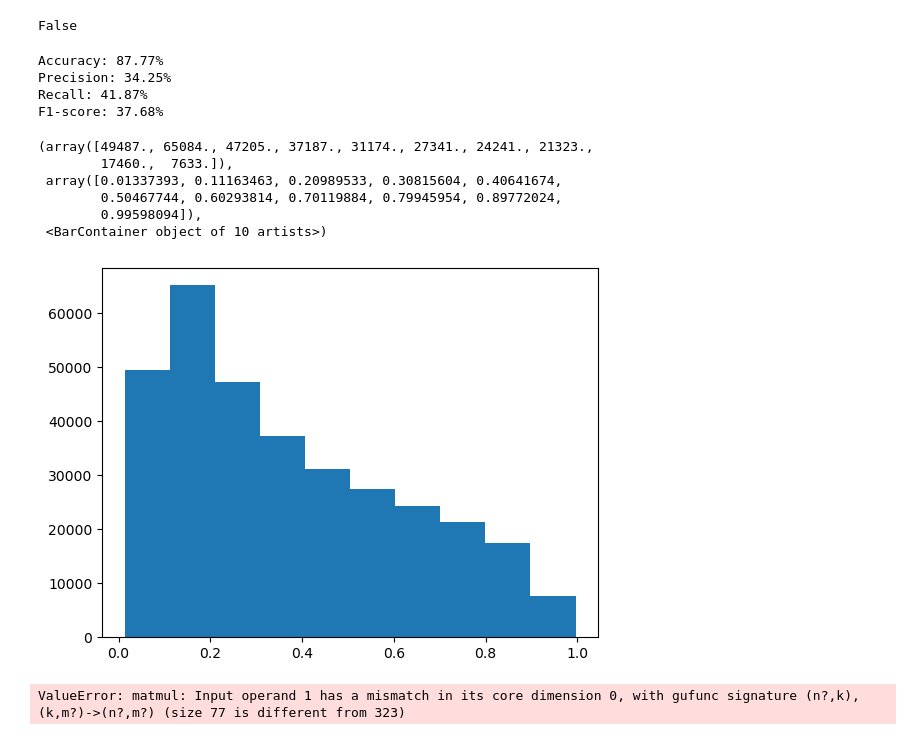
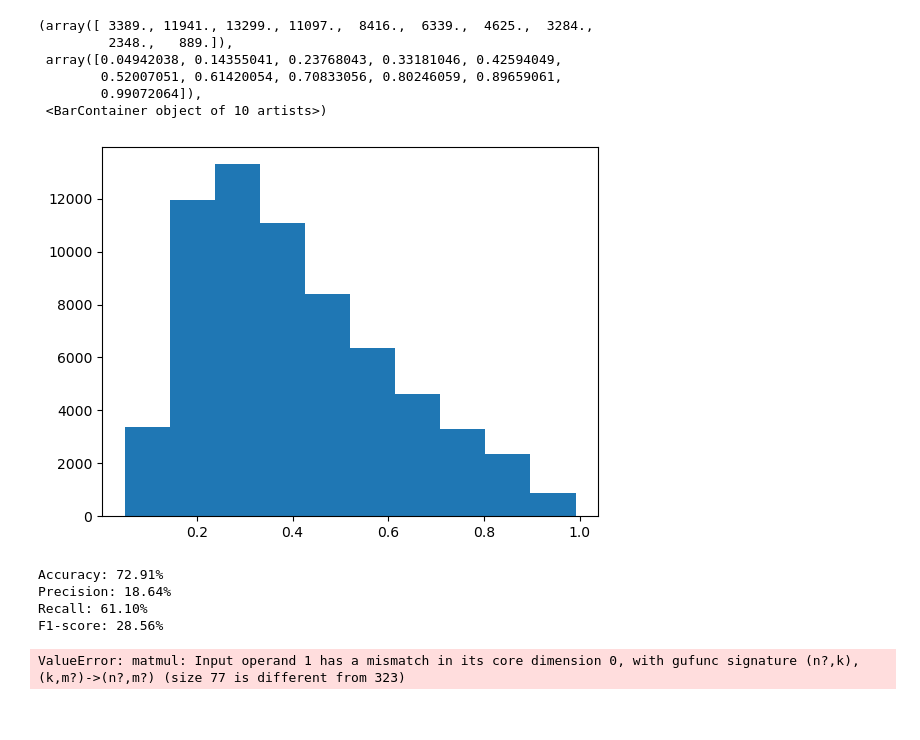
Before and after one commit to Jakhongir0103/Cardiovascular-Diseases-Prediction, a Jupyter notebook: training.ipynb, the cells around one changed output. Cells and saved outputs as stored; diff of their text form; code cells hidden in the pictures.

```diff
--- a/training.ipynb
+++ b/training.ipynb
@@ -105,27 +100,20 @@ plt.hist(sigmoid(x_tr_normalized @ w))
-# %%
-np.isnan(x_tr_predictions).any()
-# %% [output]
-False
+# %%
+plt.hist(sigmoid(x_va_normalized @ w))
+# %% [output]
+(array([ 3389., 11941., 13299., 11097.,  8416.,  6339.,  4625.,  3284.,
+         2348.,   889.]),
+ array([0.04942038, 0.14355041, 0.23768043, 0.33181046, 0.42594049,
+        0.52007051, 0.61420054, 0.70833056, 0.80246059, 0.89659061,
+        0.99072064]),
+ <BarContainer object of 10 artists>)
+[figure, added]
 # %%
-x_preprocessed_norm = min_max_normalize(x_preprocessed)
-# add final bias column
-x_preprocessed_norm = np.append(x_preprocessed_norm, np.ones(shape=(x_preprocessed_norm.shape[0], 1)), axis=1)
-x_complete_predictions = np.where(sigmoid(x_preprocessed_norm @ w) >= 0.75, 1, -1)
+x_valid_pred = np.where(sigmoid(x_va_normalized @ w) >= 0.5, 1, -1)
 
-evaluation_summary(y_train[:,1], x_complete_predictions)
+evaluation_summary(y_va[:,1], x_valid_pred)
 # %% [output]
-Accuracy: 87.77%
-Precision: 34.25%
-Recall: 41.87%
-F1-score: 37.68%
+Accuracy: 72.91%
+Precision: 18.64%
+Recall: 61.10%
+F1-score: 28.56%
-# %%
-plt.hist(sigmoid(x_preprocessed_norm @ w))
-# %% [output]
-(array([49487., 65084., 47205., 37187., 31174., 27341., 24241., 21323.,
-        17460.,  7633.]),
- array([0.01337393, 0.11163463, 0.20989533, 0.30815604, 0.40641674,
-        0.50467744, 0.60293814, 0.70119884, 0.79945954, 0.89772024,
-        0.99598094]),
- <BarContainer object of 10 artists>)
-[figure, removed]
 # %%
```
Also changed, not shown: parts of 12 cells of this notebook.
